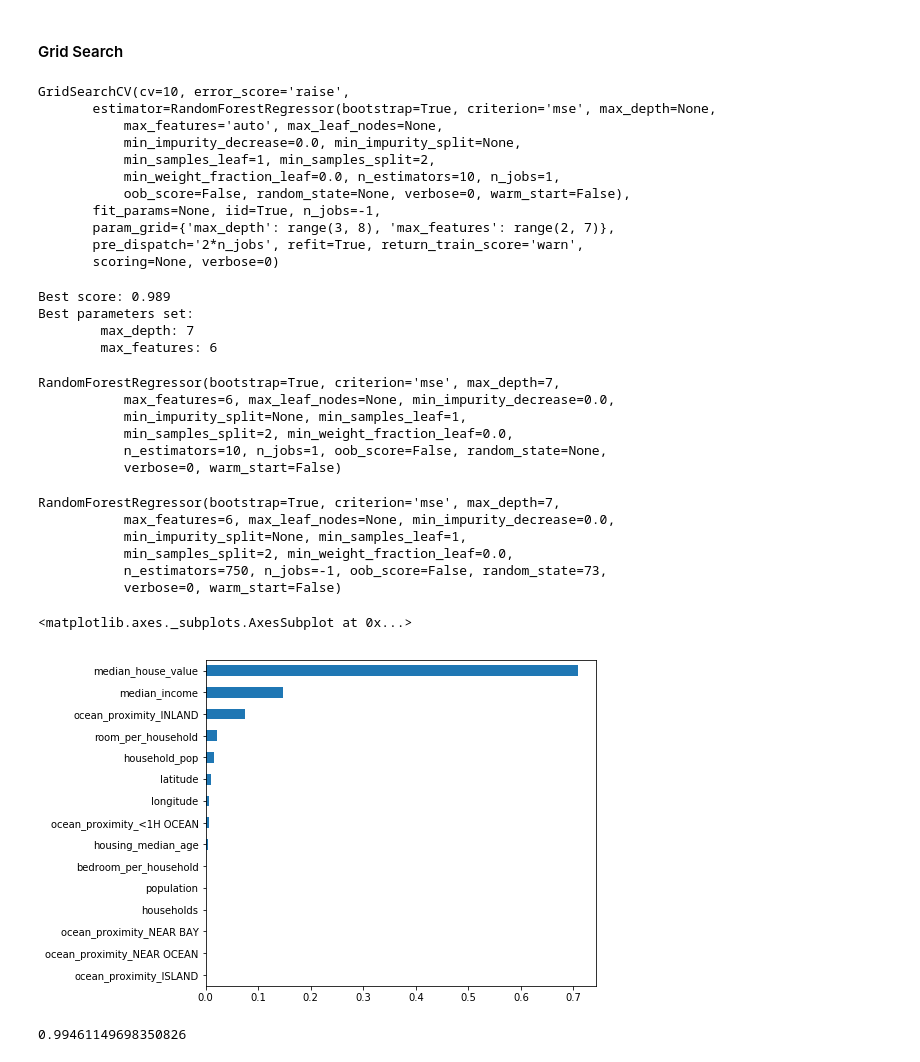
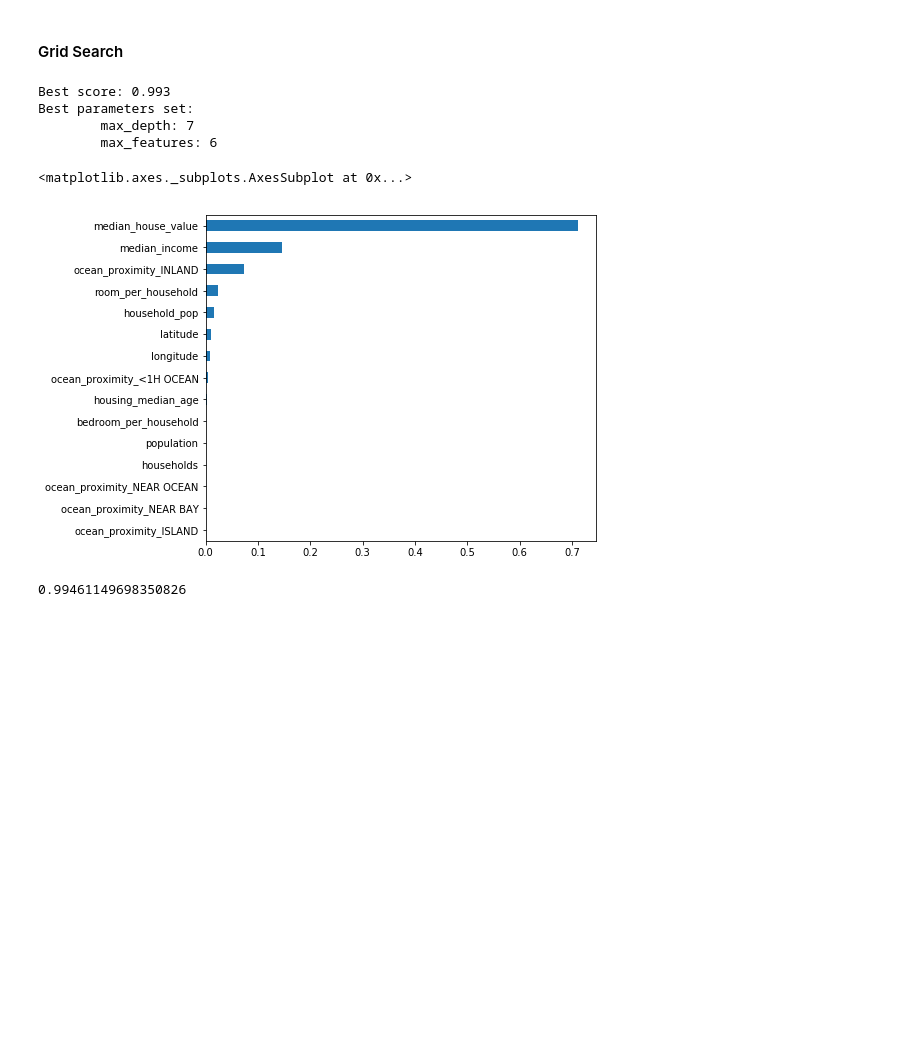
Before and after one commit to zafrinMinoti/CA_Housing, a Jupyter notebook: CA_Housing.ipynb, the cells around one changed output. Cells and saved outputs as stored; diff of their text form; code cells hidden in the pictures; blank space fills up the shorter version.

```diff
--- a/CA_Housing.ipynb
+++ b/CA_Housing.ipynb
@@ -344,64 +332,34 @@ X_train, X_test, y_train, y_test = train_test_split(X, y, test_size=0.33,
 from sklearn.model_selection import GridSearchCV
 from sklearn.ensemble import RandomForestRegressor
 
-rf_regr = RandomForestRegressor()
+rf_regr = RandomForestRegressor(n_estimators=500)
 
-parameters = {'max_depth': range(3,8), 'max_features': range(2,7)}
+parameters = {'max_depth': range(4,8), 'max_features': range(4,7)}
 grid_search = GridSearchCV(estimator=rf_regr, param_grid=parameters, cv=10, n_jobs=-1)
 
 grid_search.fit(X_train, y_train)
+
+print("Best score: %0.3f" % grid_search.best_score_)
+print("Best parameters set:")
+best_parameters=grid_search.best_estimator_.get_params()
+for param_name in sorted(parameters.keys()):
+    print("\t%s: %r" % (param_name, best_parameters[param_name]))
 # %% [output]
-GridSearchCV(cv=10, error_score='raise',
-       estimator=RandomForestRegressor(bootstrap=True, criterion='mse', max_depth=None,
-           max_features='auto', max_leaf_nodes=None,
-           min_impurity_decrease=0.0, min_impurity_split=None,
-           min_samples_leaf=1, min_samples_split=2,
-           min_weight_fraction_leaf=0.0, n_estimators=10, n_jobs=1,
-           oob_score=False, random_state=None, verbose=0, warm_start=False),
-       fit_params=None, iid=True, n_jobs=-1,
-       param_grid={'max_depth': range(3, 8), 'max_features': range(2, 7)},
-       pre_dispatch='2*n_jobs', refit=True, return_train_score='warn',
-       scoring=None, verbose=0)
+Best score: 0.993
+Best parameters set:
+        max_depth: 7
+        max_features: 6
-# %%
-print("Best score: %0.3f" % grid_search.best_score_)
-print("Best parameters set:")
-best_parameters=grid_search.best_estimator_.get_params()
-for param_name in sorted(parameters.keys()):
-    print("\t%s: %r" % (param_name, best_parameters[param_name]))
-# %% [output]
-Best score: 0.989
-Best parameters set:
-        max_depth: 7
-        max_features: 6
-# %%
-grid_search.best_estimator_
-# %% [output]
-RandomForestRegressor(bootstrap=True, criterion='mse', max_depth=7,
-           max_features=6, max_leaf_nodes=None, min_impurity_decrease=0.0,
-           min_impurity_split=None, min_samples_leaf=1,
-           min_samples_split=2, min_weight_fraction_leaf=0.0,
-           n_estimators=10, n_jobs=1, oob_score=False, random_state=None,
-           verbose=0, warm_start=False)
-# %%
-from sklearn.ensemble import RandomForestRegressor
-
-rfr2 = RandomForestRegressor(n_estimators=750, max_depth=7, max_features=6, n_jobs=-1, random_state=73)
-rfr2.fit(X_train,y_train)
-# %% [output]
-RandomForestRegressor(bootstrap=True, criterion='mse', max_depth=7,
-           max_features=6, max_leaf_nodes=None, min_impurity_decrease=0.0,
-           min_impurity_split=None, min_samples_leaf=1,
-           min_samples_split=2, min_weight_fraction_leaf=0.0,
-           n_estimators=750, n_jobs=-1, oob_score=False, random_state=73,
-           verbose=0, warm_start=False)
 # %%
+rfr2 = grid_search.best_estimator_
+rfr2.fit(X_train,y_train)
+
 feature_importances = pd.Series(rfr2.feature_importances_, index=X_train.columns)
 #print(feature_importances)
 feature_importances.sort_values(inplace=True)
 feature_importances.plot(kind='barh', figsize=(7,6))
 # %% [output]
 <matplotlib.axes._subplots.AxesSubplot at 0x...>
-[figure, old version]
+[figure, new version]
 # %%
 rfr2.score(X_train, y_train)
 # %% [output]
```
Also changed, not shown: parts of 40 cells of this notebook.
